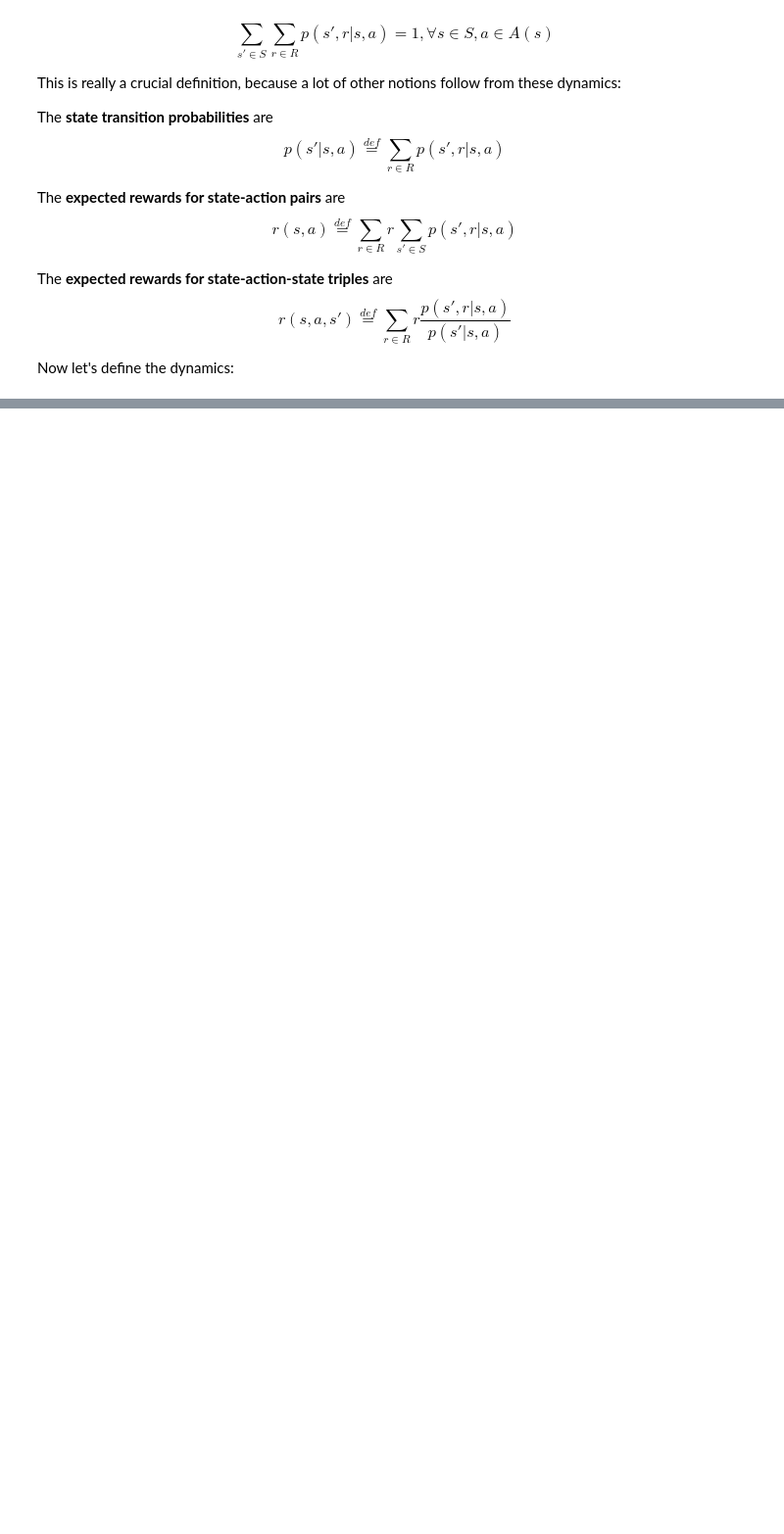
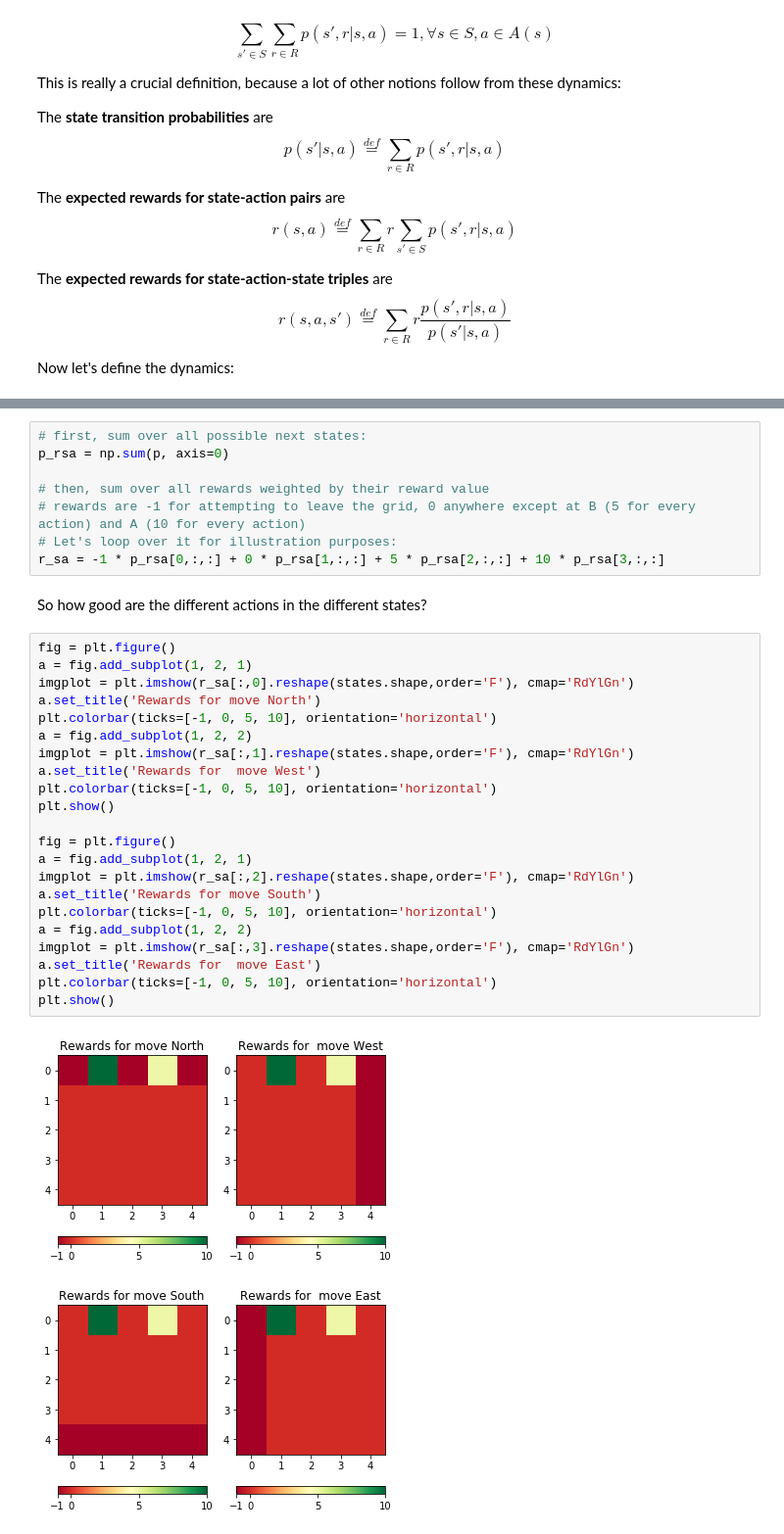
Before and after one commit to schwartenbeckph/MDP_Tutorial, a Jupyter notebook: MDP Tutorial.ipynb, the cells around one changed output, grey strips where cells are left out. Shown at 98% size. Saved outputs shown, nothing was run; the diff lists cells and outputs as text; blank space fills up the shorter version.

```diff
--- a/MDP Tutorial.ipynb
+++ b/MDP Tutorial.ipynb
@@ -117,0 +180,35 @@ for a in range(n_actions):
+# %%
+# first, sum over all possible next states:
+p_rsa = np.sum(p, axis=0)
+
+# then, sum over all rewards weighted by their reward value
+# rewards are -1 for attempting to leave the grid, 0 anywhere except at B (5 for every action) and A (10 for every action)
+# Let's loop over it for illustration purposes:
+r_sa = -1 * p_rsa[0,:,:] + 0 * p_rsa[1,:,:] + 5 * p_rsa[2,:,:] + 10 * p_rsa[3,:,:]
+# %% [markdown]
+So how good are the different actions in the different states?
+# %%
+fig = plt.figure()
+a = fig.add_subplot(1, 2, 1)
+imgplot = plt.imshow(r_sa[:,0].reshape(states.shape,order='F'), cmap='RdYlGn')
+a.set_title('Rewards for move North')
+plt.colorbar(ticks=[-1, 0, 5, 10], orientation='horizontal')
+a = fig.add_subplot(1, 2, 2)
+imgplot = plt.imshow(r_sa[:,1].reshape(states.shape,order='F'), cmap='RdYlGn')
+a.set_title('Rewards for  move West')
+plt.colorbar(ticks=[-1, 0, 5, 10], orientation='horizontal')
+plt.show()
+
+fig = plt.figure()
+a = fig.add_subplot(1, 2, 1)
+imgplot = plt.imshow(r_sa[:,2].reshape(states.shape,order='F'), cmap='RdYlGn')
+a.set_title('Rewards for move South')
+plt.colorbar(ticks=[-1, 0, 5, 10], orientation='horizontal')
+a = fig.add_subplot(1, 2, 2)
+imgplot = plt.imshow(r_sa[:,3].reshape(states.shape,order='F'), cmap='RdYlGn')
+a.set_title('Rewards for  move East')
+plt.colorbar(ticks=[-1, 0, 5, 10], orientation='horizontal')
+plt.show()
+# %% [output]
+[figure, added]
+[figure, added]
```
Also changed, not shown: parts of 16 cells of this notebook.
